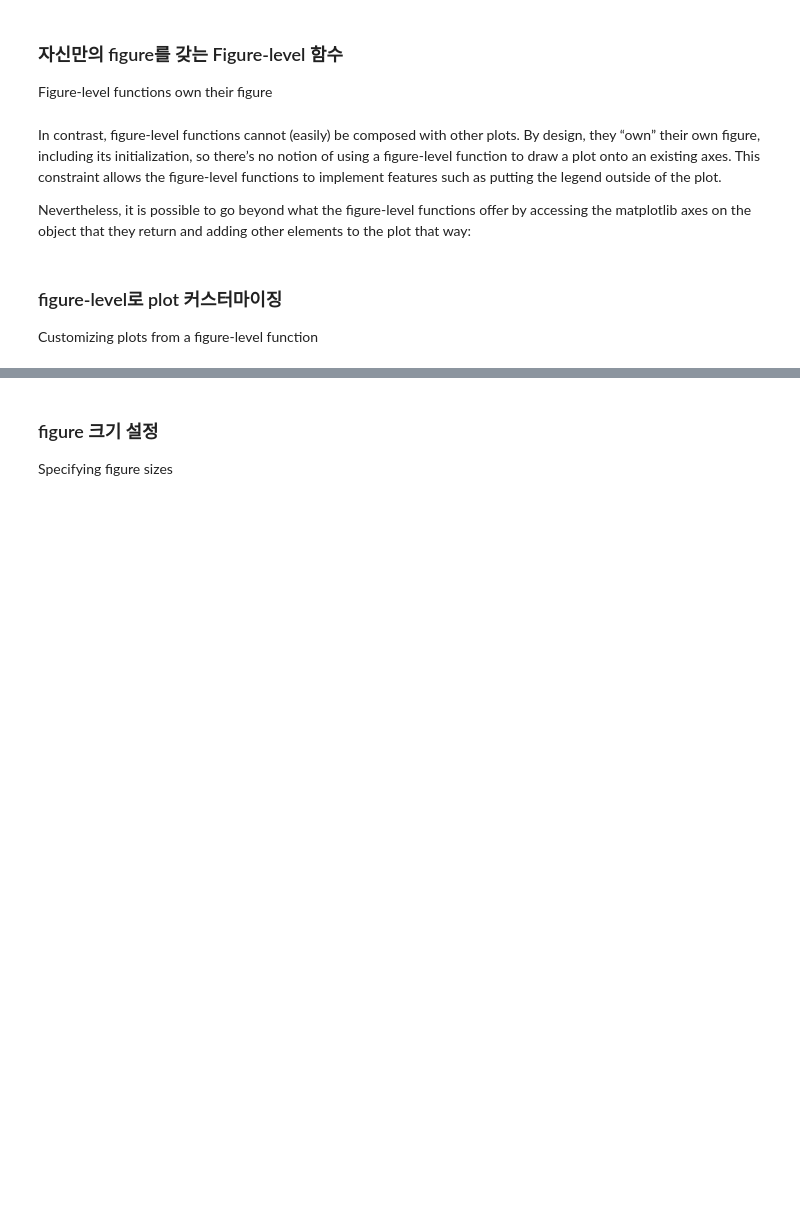
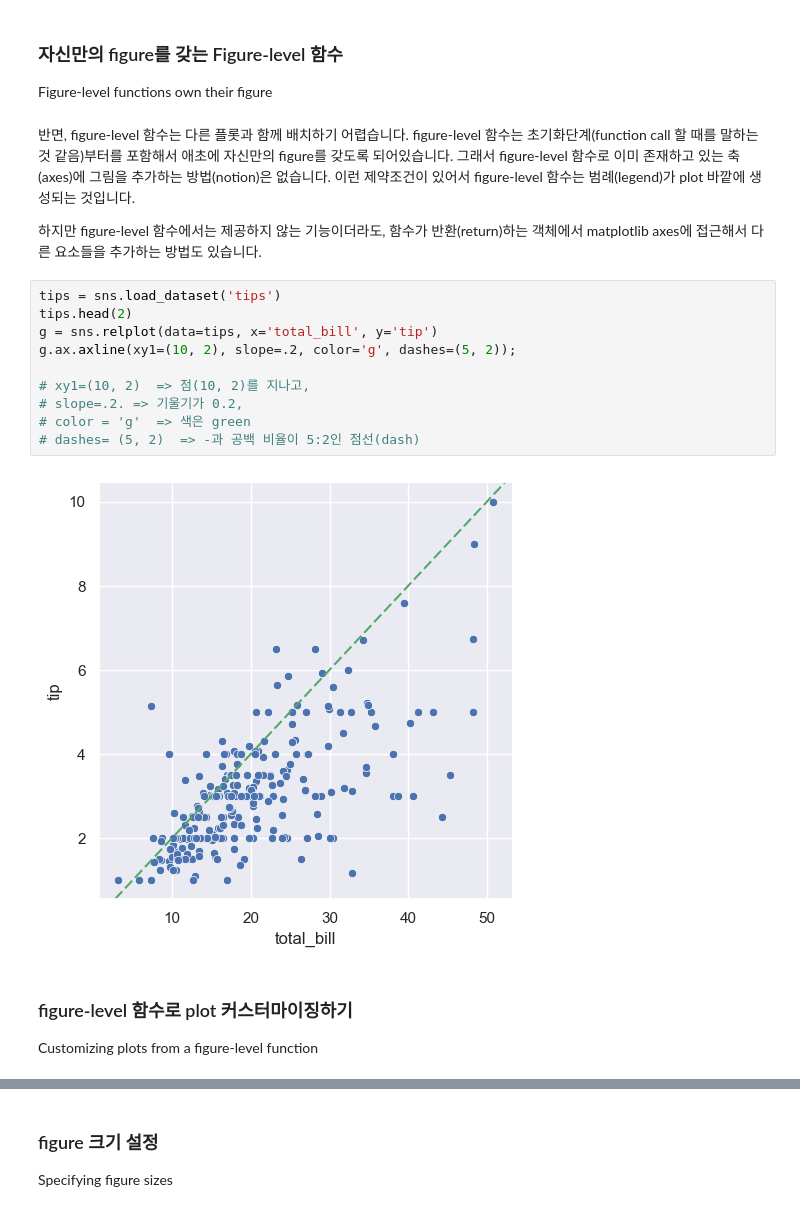
Before and after one commit to kjmn1105/Seaborn-Tuorial, a Jupyter notebook: 2_API Overview.ipynb, the cells around one changed output, grey strips where cells are left out. Drawn from its saved outputs; the diff is of its cells as text; blank space fills up the shorter version.

```diff
--- a/2_API Overview.ipynb
+++ b/2_API Overview.ipynb
@@ -93,9 +93,21 @@ f.tight_layout()
 ### 자신만의 figure를 갖는 Figure-level 함수
 Figure-level functions own their figure
 # %% [markdown]
-In contrast, figure-level functions cannot (easily) be composed with other plots. By design, they “own” their own figure, including its initialization, so there’s no notion of using a figure-level function to draw a plot onto an existing axes. This constraint allows the figure-level functions to implement features such as putting the legend outside of the plot.
+반면, figure-level 함수는 다른 플롯과 함께 배치하기 어렵습니다. figure-level 함수는 초기화단계(function call 할 때를 말하는 것 같음)부터를 포함해서 애초에 자신만의 figure를 갖도록 되어있습니다. 그래서 figure-level 함수로 이미 존재하고 있는 축(axes)에 그림을 추가하는 방법(notion)은 없습니다. 이런 제약조건이 있어서 figure-level 함수는 범례(legend)가 plot 바깥에 생성되는 것입니다.
 
-Nevertheless, it is possible to go beyond what the figure-level functions offer by accessing the matplotlib axes on the object that they return and adding other elements to the plot that way:
+하지만 figure-level 함수에서는 제공하지 않는 기능이더라도, 함수가 반환(return)하는 객체에서 matplotlib axes에 접근해서 다른 요소들을 추가하는 방법도 있습니다.
+# %%
+tips = sns.load_dataset('tips')
+tips.head(2)
+g = sns.relplot(data=tips, x='total_bill', y='tip')
+g.ax.axline(xy1=(10, 2), slope=.2, color='g', dashes=(5, 2));
+
+# xy1=(10, 2)  => 점(10, 2)를 지나고,
+# slope=.2. => 기울기가 0.2,
+# color = 'g'  => 색은 green
+# dashes= (5, 2)  => -과 공백 비율이 5:2인 점선(dash)
+# %% [output]
+[figure, added]
 # %% [markdown]
-### figure-level로 plot 커스터마이징
+### figure-level 함수로 plot 커스터마이징하기
 Customizing plots from a figure-level function
```
Also changed, not shown: parts of 15 cells of this notebook.
